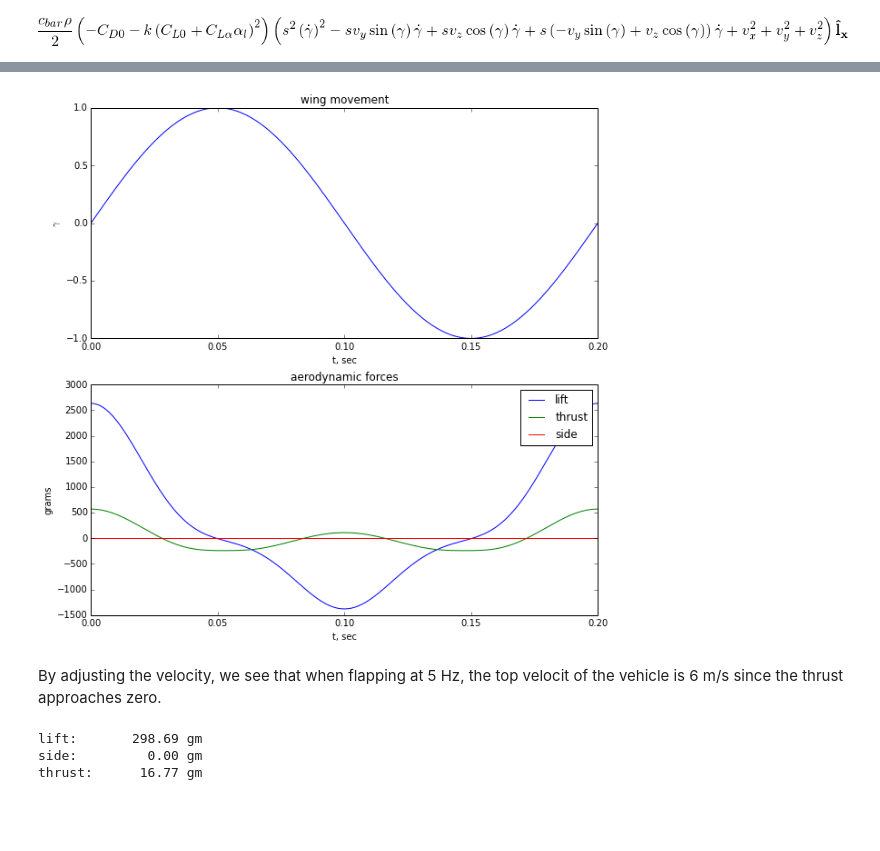
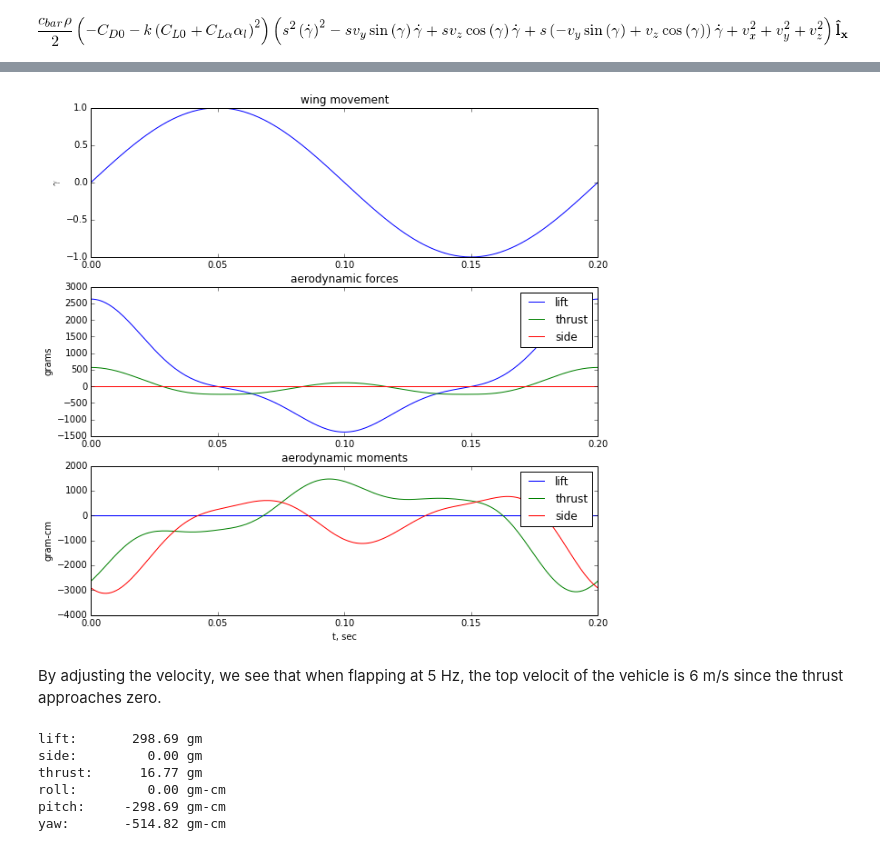
Before and after one commit to jgoppert/PX4-SIL, a Jupyter notebook: Blade Element Flapping.ipynb, the cells around one changed output, grey strips where cells are left out. Cells and saved outputs as stored; diff of their text form; code cells hidden in the pictures; blank space fills up the shorter version.

Commit message:
Computed aerodynamic moment for flapping wing.

```diff
--- a/Blade Element Flapping.ipynb
+++ b/Blade Element Flapping.ipynb
@@ -85 +82,7 @@ F_A_b
+# %%
+x_ac = sympy.Symbol('x_ac')
+M_A = (-x_ac*frame_b.x + s*frame_f.y).cross(F_A)
+M_A_b = sympy.Matrix([M_A.dot(frame_b.x),
+         M_A.dot(frame_b.y),
+         M_A.dot(frame_b.z)]).subs({alpha_l(t):alpha_l_expr, beta_l(t): beta_l_expr})
 # %%
@@ -98 +112,9 @@ def compute_aero(f_aero, gamma_val, gamma_dot_val, const):
+# %%
+def gen_aero_force_moment_funcs(F_A_b, M_A_b, const):
+    # generate a fast function to find the aero force
+    gam, gam_dot = sympy.symbols('gam, gam_dot')
+    state_sub = {gamma(t).diff(t):gam_dot, gamma(t):gam}
+    f_F_A_b = sympy.lambdify((s, gam, gam_dot), F_A_b.subs(const).subs(state_sub))
+    f_M_A_b = sympy.lambdify((s, gam, gam_dot), M_A_b.subs(const).subs(state_sub))
+    return f_F_A_b, f_M_A_b
 # %%
@@ -134,44 +148,64 @@ def calc_aero_forces(freq, F_A_b, const):
 # %%
-def plot_aero_forces(t, lift, side, drag, gamma):
+def plot_aero_forces(t, gamma, F_b, M_b):
     """
     Plots aerodynamic force history.
     """
     plt.figure(figsize=(10,10))
-    plt.subplot(211)
+    plt.subplot(311)
     plt.plot(t, gamma)
-    plt.xlabel('t, sec')
+    #plt.xlabel('t, sec')
     plt.ylabel(r'$\gamma$')
     plt.title('wing movement')
 
-    plt.subplot(212)
+    lift = -F_b[:,2]
+    side = -F_b[:,1]
+    thrust = F_b[:,0]
+
+    plt.subplot(312)
     newton_to_grams = 1.0e3/9.8
     plt.plot(t_vect, lift*newton_to_grams)
-    plt.plot(t_vect, -drag*newton_to_grams)
+    plt.plot(t_vect, thrust*newton_to_grams)
     plt.plot(t_vect, side*newton_to_grams)
     plt.legend(['lift', 'thrust', 'side'])
-    plt.xlabel('t, sec')
+    #plt.xlabel('t, sec')
     plt.ylabel('grams')
     plt.title('aerodynamic forces')
+
+    plt.subplot(313)
+    newton_m_to_gram_cm = 1.0e4/9.8
+    plt.plot(t_vect, M_b*newton_m_to_gram_cm)
+    plt.legend(['lift', 'thrust', 'side'])
+    plt.xlabel('t, sec')
+    plt.ylabel('gram-cm')
+    plt.title('aerodynamic moments')
 # %%
 v = 6 # velocity of vehicle, m/s
 alpha = 20*np.pi/180 # angle of attack of vehcile
 freq = 5 # frequency of wing flap, Hz
 const = {CL_alpha:1, rho:1.225, v_x:v*np.cos(alpha), v_y:0, v_z:v*np.sin(alpha),
-         c_bar:0.1, k:0.5, CD_0:1, CL_0:0, 'span':0.58}
-t_vect, lift_vect, side_vect, drag_vect, gamma_vect = calc_aero_forces(freq, F_A_b, const)
+         c_bar:0.1, k:0.5, CD_0:1, CL_0:0, 'span':0.58, 'x_ac': 0.1}
+t_vect, gamma_vect, F_b, M_b = calc_aero_forces(freq, F_A_b, M_A_b, const)
 # %%
-plot_aero_forces(t_vect, lift_vect, side_vect, drag_vect, gamma_vect)
+plot_aero_forces(t_vect, gamma_vect, F_b, M_b)
 # %% [output]
-[figure, old version]
+[figure, new version]
 # %% [markdown]
 By adjusting the velocity, we see that when flapping at 5 Hz, the top velocit of the vehicle is 6 m/s since the thrust approaches zero.
 # %%
 newtons_to_g = 1000/9.8
-lift_avg_gm = lift_vect.mean()*newtons_to_g
-side_avg_gm = side_vect.mean()*newtons_to_g
-thrust_avg_gm = -drag_vect.mean()*newtons_to_g
+newton_m_to_gram_cm = 1.0e4/9.8
+F_b_mean = F_b.mean(0)*newtons_to_g
+M_b_avg_gm_cm = M_b.mean(0)*newton_m_to_gram_cm
+lift_avg_gm = -F_b_mean[2]
+side_avg_gm = F_b_mean[1]
+thrust_avg_gm = F_b_mean[0]
 print 'lift:\t{:10.2f} gm\nside:\t{:10.2f} gm\nthrust:\t{:10.2f} gm'.format(lift_avg_gm, side_avg_gm, thrust_avg_gm)
+print 'roll:\t{:10.2f} gm-cm\npitch:\t{:10.2f} gm-cm\nyaw:\t{:10.2f} gm-cm'.format(
+    M_b_avg_gm_cm[0], M_b_avg_gm_cm[1], M_b_avg_gm_cm[2])
 # %% [output]
 lift:       298.69 gm
 side:         0.00 gm
 thrust:      16.77 gm
+roll:         0.00 gm-cm
+pitch:     -298.69 gm-cm
+yaw:       -514.82 gm-cm
```
Also changed, not shown: parts of 7 cells of this notebook.
